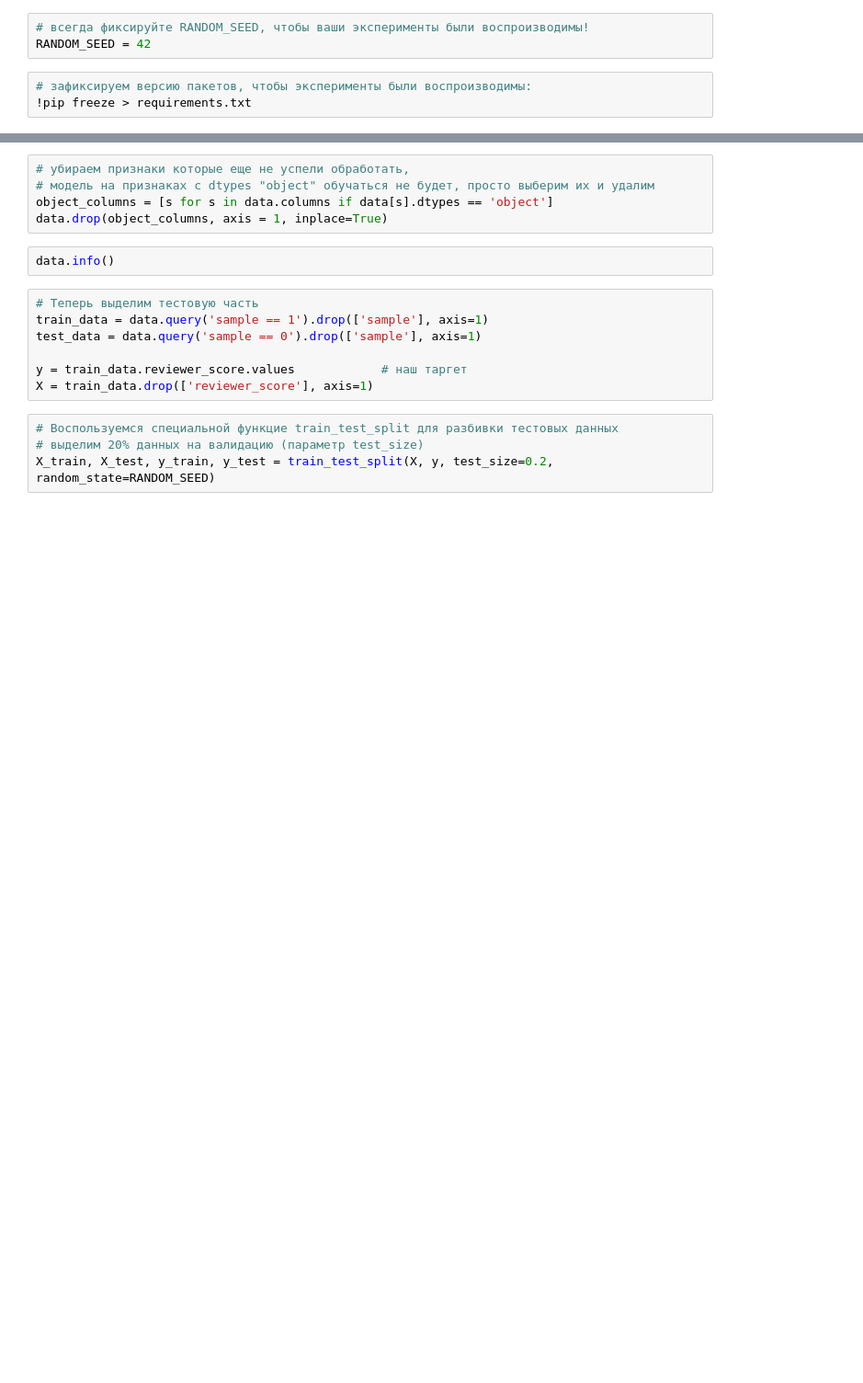
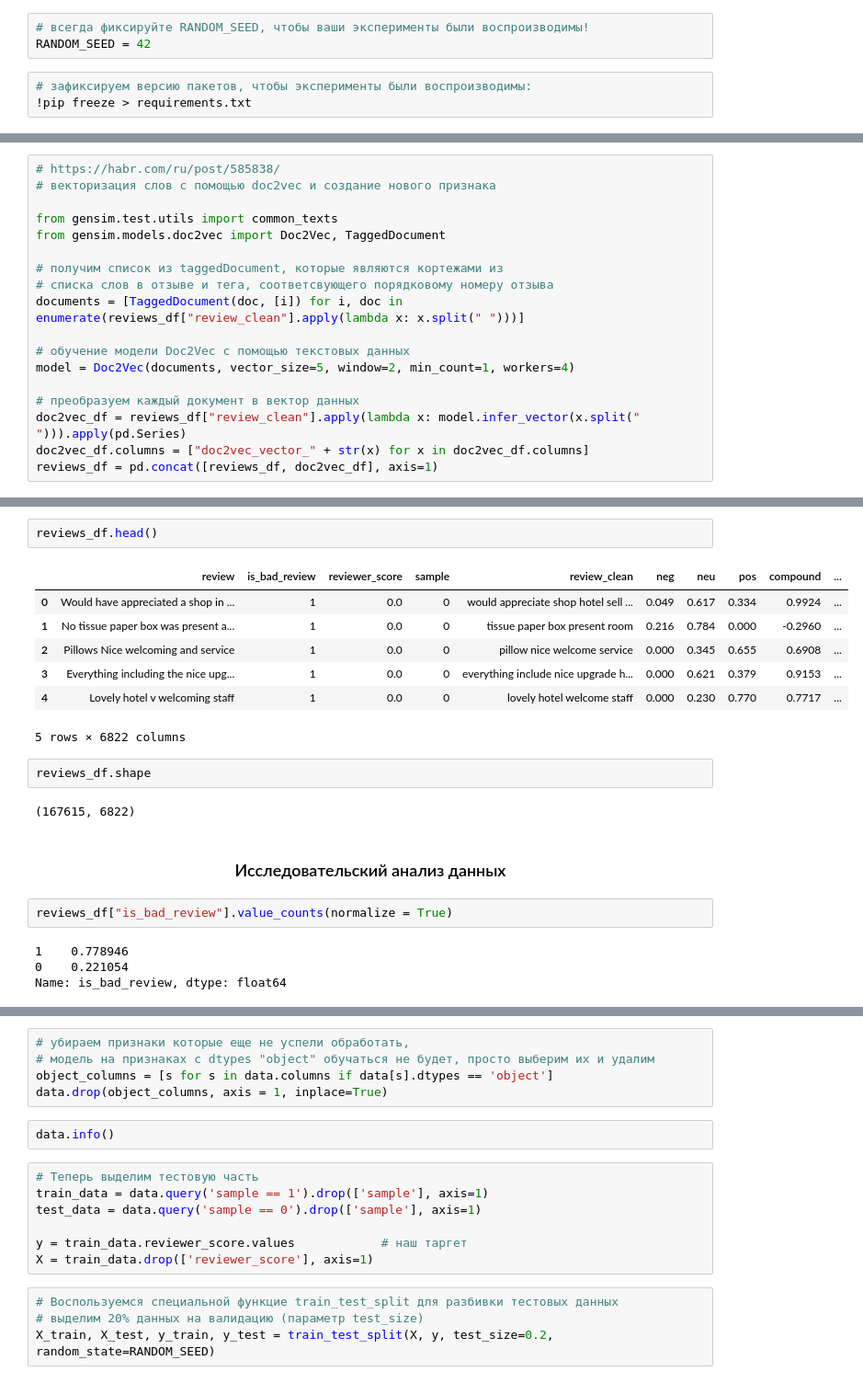
Before and after one commit to AndreiDS63/AndreiDS63, a Jupyter notebook: baseline-v1.ipynb, the cells around one changed output, grey strips where cells are left out. Shown at 92% size. Drawn from its saved outputs; the diff is of its cells as text; blank space fills up the shorter version.

Commit message:
Kaggle Notebook | Version 6 | Добавлен анализ отзывов

```diff
--- a/baseline-v1.ipynb
+++ b/baseline-v1.ipynb
@@ -261,0 +211,18 @@ sns.heatmap(data.drop(['sample'], axis=1).corr(), annot=True)
+# %%
+# https://habr.com/ru/post/585838/
+# векторизация слов с помощью doc2vec и создание нового признака
+
+from gensim.test.utils import common_texts
+from gensim.models.doc2vec import Doc2Vec, TaggedDocument
+
+# получим список из taggedDocument, которые являются кортежами из
+# списка слов в отзыве и тега, соответсвующего порядковому номеру отзыва
+documents = [TaggedDocument(doc, [i]) for i, doc in enumerate(reviews_df["review_clean"].apply(lambda x: x.split(" ")))]
+
+# обучение модели Doc2Vec с помощью текстовых данных
+model = Doc2Vec(documents, vector_size=5, window=2, min_count=1, workers=4)
+
+# преобразуем каждый документ в вектор данных
+doc2vec_df = reviews_df["review_clean"].apply(lambda x: model.infer_vector(x.split(" "))).apply(pd.Series)
+doc2vec_df.columns = ["doc2vec_vector_" + str(x) for x in doc2vec_df.columns]
+reviews_df = pd.concat([reviews_df, doc2vec_df], axis=1)
@@ -261,0 +239,22 @@ sns.heatmap(data.drop(['sample'], axis=1).corr(), annot=True)
+# %%
+reviews_df.head()
+# %% [output]
+|  | review | is_bad_review | reviewer_score | sample | review_clean | neg | neu | pos | compound | ... |
+| 0 | Would have appreciated a shop in ... | 1 | 0.0 | 0 | would appreciate shop hotel sell ... | 0.049 | 0.617 | 0.334 | 0.9924 | ... |
+| 1 | No tissue paper box was present a... | 1 | 0.0 | 0 | tissue paper box present room | 0.216 | 0.784 | 0.000 | -0.2960 | ... |
+| 2 | Pillows Nice welcoming and service | 1 | 0.0 | 0 | pillow nice welcome service | 0.000 | 0.345 | 0.655 | 0.6908 | ... |
+| 3 | Everything including the nice upg... | 1 | 0.0 | 0 | everything include nice upgrade h... | 0.000 | 0.621 | 0.379 | 0.9153 | ... |
+| 4 | Lovely hotel v welcoming staff | 1 | 0.0 | 0 | lovely hotel welcome staff | 0.000 | 0.230 | 0.770 | 0.7717 | ... |
+5 rows × 6822 columns
+# %%
+reviews_df.shape
+# %% [output]
+(167615, 6822)
+# %% [markdown]
+### <center> Исследовательский анализ данных
+# %%
+reviews_df["is_bad_review"].value_counts(normalize = True)
+# %% [output]
+1    0.778946
+0    0.221054
+Name: is_bad_review, dtype: float64
```
Also changed, not shown: parts of 106 cells of this notebook.
